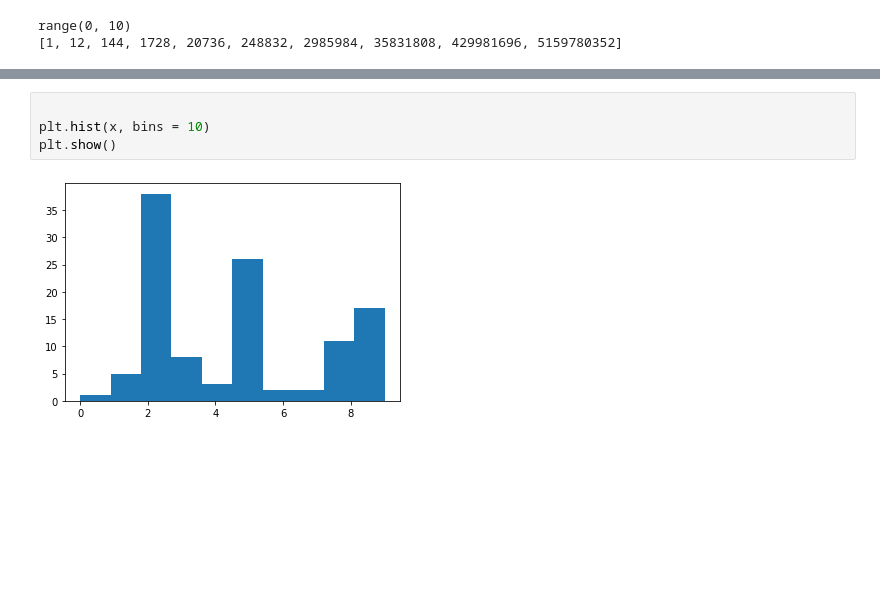
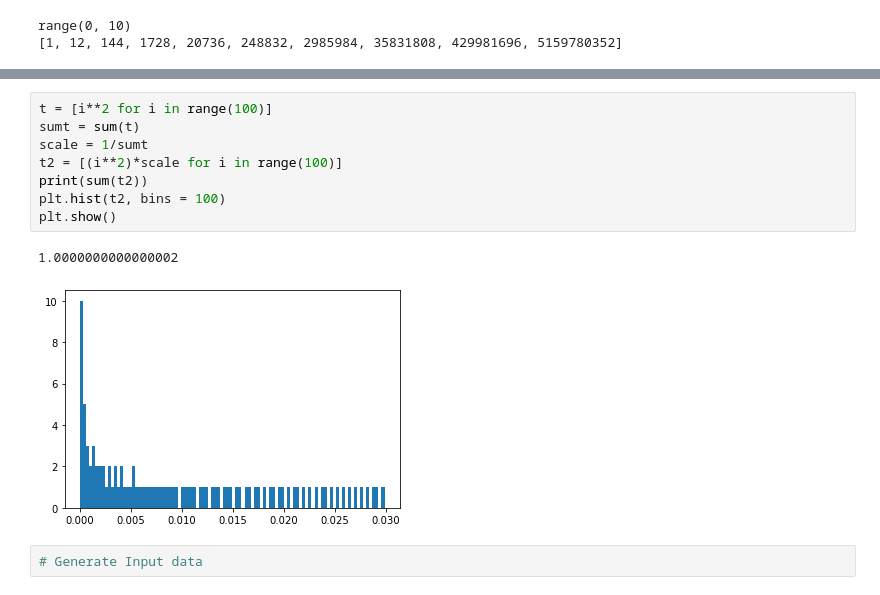
Before and after one commit to Hannoob/WorkingWithImbalancedDatasets, a Jupyter notebook: experiment.ipynb, the cells around one changed output, grey strips where cells are left out. Saved outputs shown, nothing was run; the diff lists cells and outputs as text; blank space fills up the shorter version.

```diff
--- a/experiment.ipynb
+++ b/experiment.ipynb
@@ -144,6 +160,13 @@ plt.show()
-# %%
-
-plt.hist(x, bins = 10)
-plt.show()
-# %% [output]
-[figure, removed]
+# %%
+t = [i**2 for i in range(100)]
+sumt = sum(t)
+scale = 1/sumt
+t2 = [(i**2)*scale for i in range(100)]
+print(sum(t2))
+plt.hist(t2, bins = 100)
+plt.show()
+# %% [output]
+1.0000000000000002
+[figure, added]
+# %%
+# Generate Input data
```
Also changed, not shown: parts of 3 cells of this notebook.
